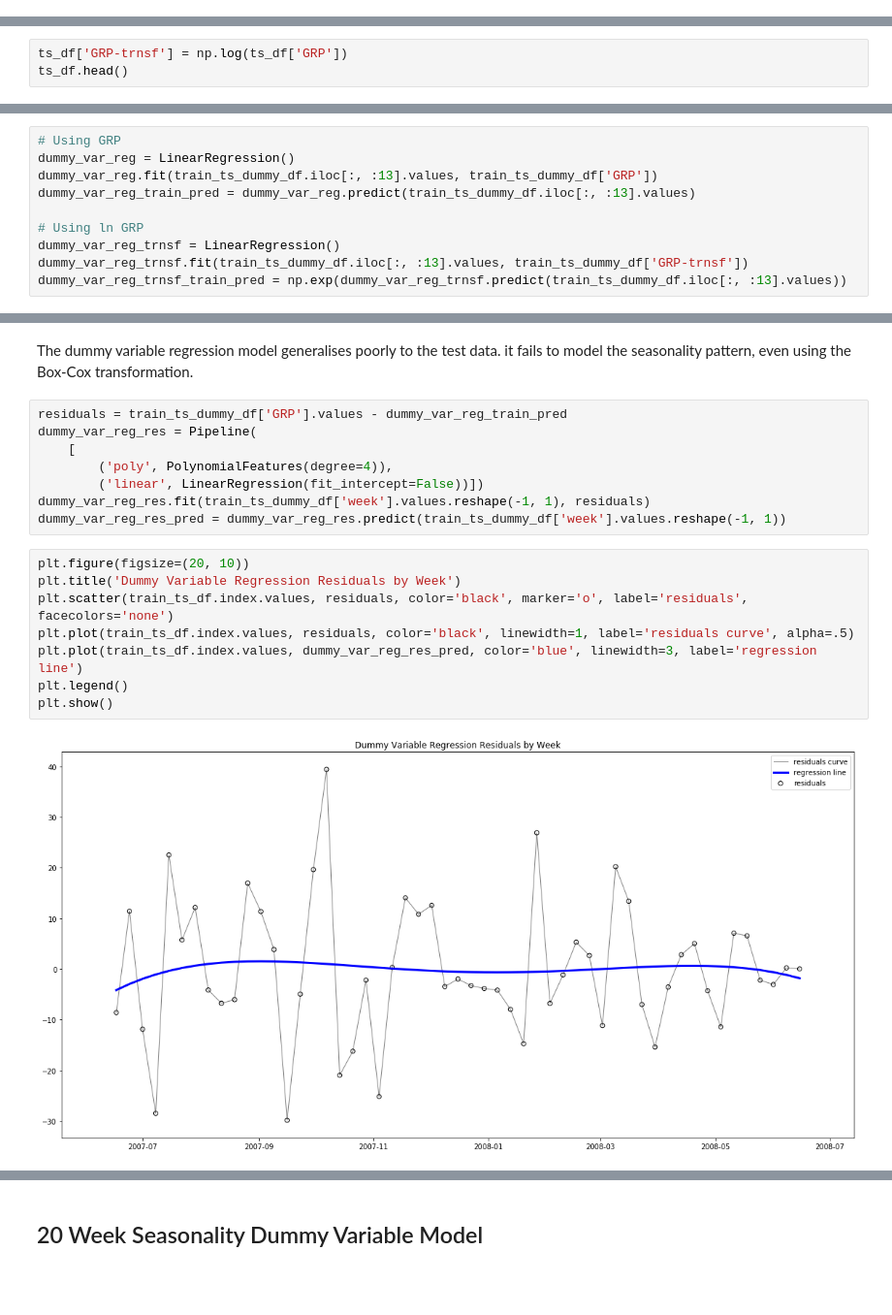
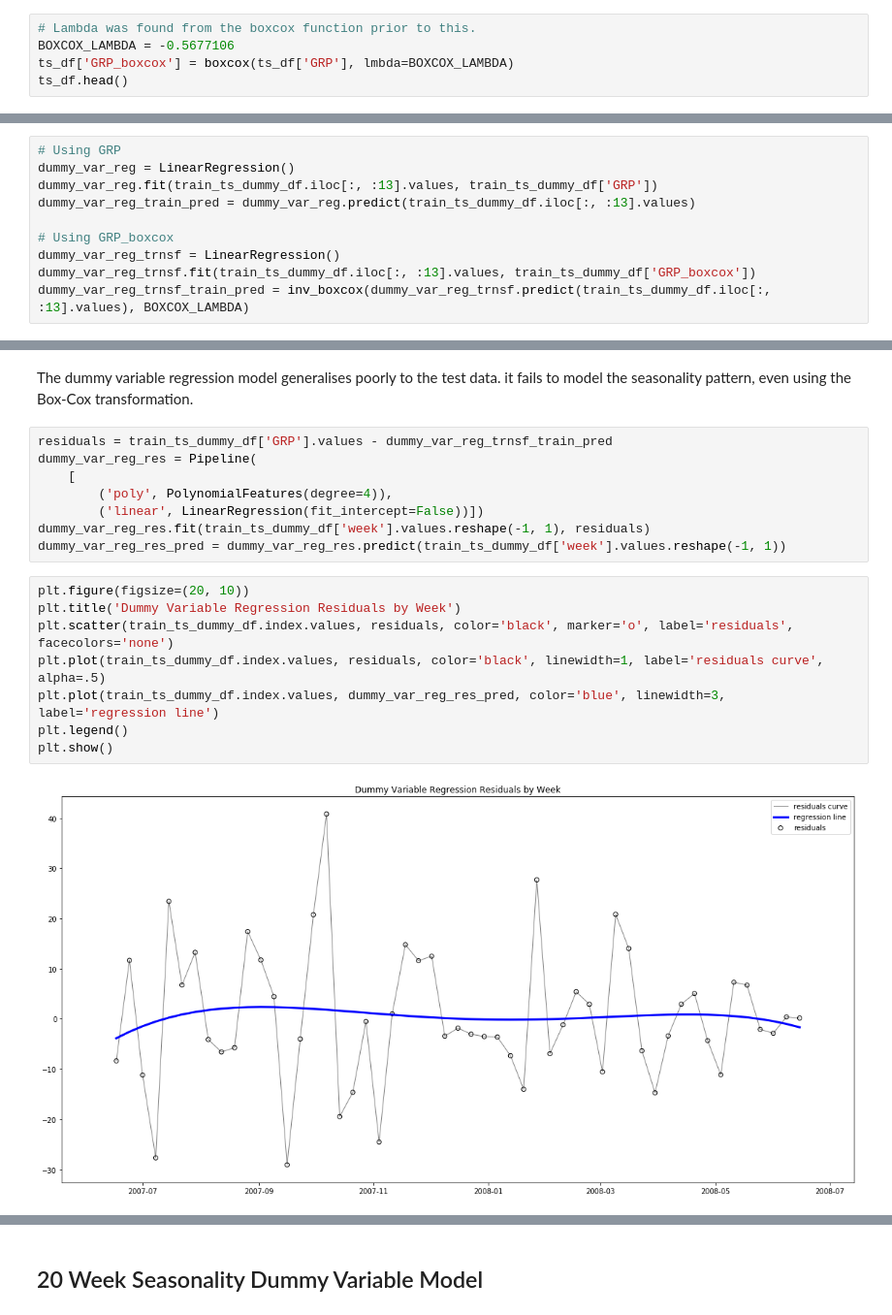
Before and after one commit to tkokkeng/KE5108-TVChannelRatings, a Jupyter notebook: linReg.ipynb, the cells around one changed output, grey strips where cells are left out. Shown at 97% size. Cells and saved outputs as stored; diff of their text form; blank space fills up the shorter version.

```diff
--- a/linReg.ipynb
+++ b/linReg.ipynb
@@ -99,0 +104,5 @@ The plot for the time series data shows a decreasing seasonal variation.
+# %%
+# Lambda was found from the boxcox function prior to this.
+BOXCOX_LAMBDA = -0.5677106
+ts_df['GRP_boxcox'] = boxcox(ts_df['GRP'], lmbda=BOXCOX_LAMBDA)
+ts_df.head()
@@ -358,3 +424,0 @@ memory usage: 5.4+ KB
-# %%
-ts_df['GRP-trnsf'] = np.log(ts_df['GRP'])
-ts_df.head()
@@ -409,10 +460,10 @@ dummy_var_reg = LinearRegression()
 dummy_var_reg.fit(train_ts_dummy_df.iloc[:, :13].values, train_ts_dummy_df['GRP'])
 dummy_var_reg_train_pred = dummy_var_reg.predict(train_ts_dummy_df.iloc[:, :13].values)
 
-# Using ln GRP
+# Using GRP_boxcox
 dummy_var_reg_trnsf = LinearRegression()
-dummy_var_reg_trnsf.fit(train_ts_dummy_df.iloc[:, :13].values, train_ts_dummy_df['GRP-trnsf'])
-dummy_var_reg_trnsf_train_pred = np.exp(dummy_var_reg_trnsf.predict(train_ts_dummy_df.iloc[:, :13].values))
+dummy_var_reg_trnsf.fit(train_ts_dummy_df.iloc[:, :13].values, train_ts_dummy_df['GRP_boxcox'])
+dummy_var_reg_trnsf_train_pred = inv_boxcox(dummy_var_reg_trnsf.predict(train_ts_dummy_df.iloc[:, :13].values), BOXCOX_LAMBDA)
 # %% [markdown]
 ### Training Results
 # %%
@@ -504,7 +572,7 @@ plt.show()
 # %% [markdown]
 The dummy variable regression model generalises poorly to the test data. it fails to model the seasonality pattern, even using the Box-Cox transformation.
 # %%
-residuals = train_ts_dummy_df['GRP'].values - dummy_var_reg_train_pred
+residuals = train_ts_dummy_df['GRP'].values - dummy_var_reg_trnsf_train_pred
 dummy_var_reg_res = Pipeline(
     [
         ('poly', PolynomialFeatures(degree=4)),
@@ -514,10 +582,10 @@ dummy_var_reg_res_pred = dummy_var_reg_res.predict(train_ts_dummy_df['week'].val
 # %%
 plt.figure(figsize=(20, 10))
 plt.title('Dummy Variable Regression Residuals by Week')
-plt.scatter(train_ts_df.index.values, residuals, color='black', marker='o', label='residuals', facecolors='none')
-plt.plot(train_ts_df.index.values, residuals, color='black', linewidth=1, label='residuals curve', alpha=.5)
-plt.plot(train_ts_df.index.values, dummy_var_reg_res_pred, color='blue', linewidth=3, label='regression line')
+plt.scatter(train_ts_dummy_df.index.values, residuals, color='black', marker='o', label='residuals', facecolors='none')
+plt.plot(train_ts_dummy_df.index.values, residuals, color='black', linewidth=1, label='residuals curve', alpha=.5)
+plt.plot(train_ts_dummy_df.index.values, dummy_var_reg_res_pred, color='blue', linewidth=3, label='regression line')
 plt.legend()
 plt.show()
 # %% [output]
-[figure, old version]
+[figure, new version]
```
Also changed, not shown: parts of 62 cells of this notebook.
